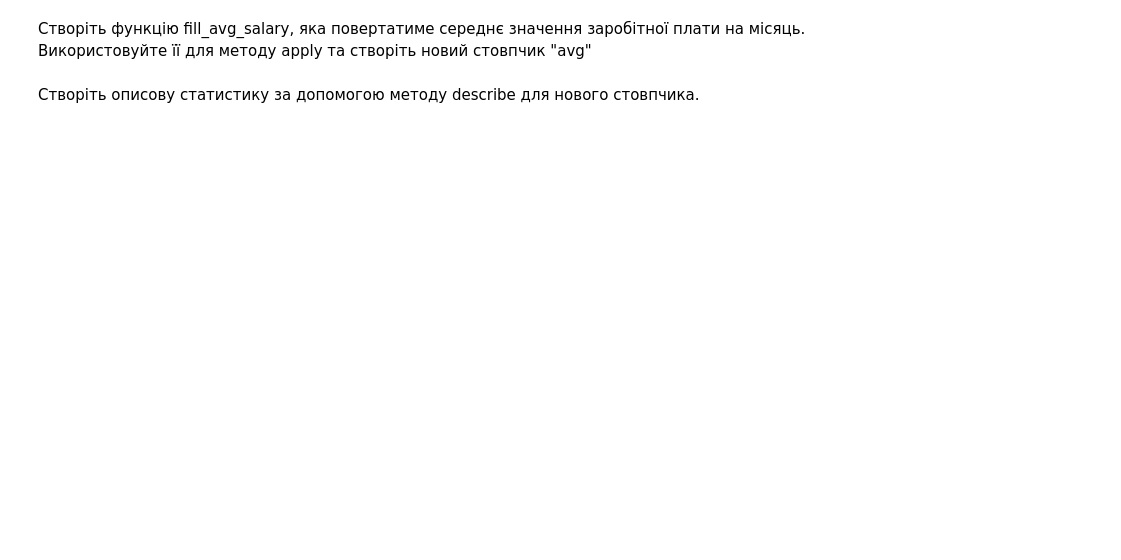
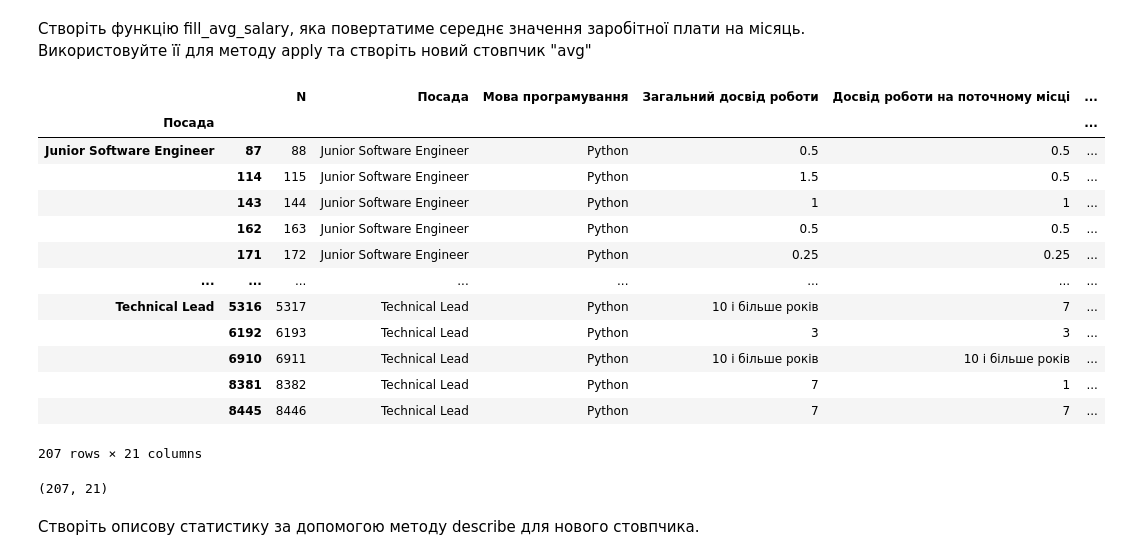
Before and after one commit to ValeriiYermak/DataScience, a Jupyter notebook: HW2_2.ipynb, the cells around one changed output. Cells and saved outputs as stored; diff of their text form; code cells hidden in the pictures; blank space fills up the shorter version.

```diff
--- a/HW2_2.ipynb
+++ b/HW2_2.ipynb
@@ -7,3 +8,16 @@ import numpy as np
 import seaborn as sns
 import matplotlib.pyplot as plt
 import pandas as pd
+from google.colab import drive
+
+# Монтуємо Google Drive
+drive.mount('/content/drive')
+
+# Шлях до файлу на Google Drive
+path = '/content/drive/My Drive/Colab Notebooks/2017_jun_final.csv'
+
+# Читаємо CSV файл
+df = pd.read_csv(path)
+
+# Виводимо перші рядки DataFrame
+df.head()
@@ -20,2 +95,6 @@ import pandas as pd
 # %% [markdown]
 Видаліть усі стовпці з пропусками, крім стовпця "Мова програмування"
+# %%
+columns_to_drop = ["Спеціалізація", "Університет", "Предметна область", "Валюта", "cls"]
+df_cleaned = df.drop(columns_to_drop, axis=1)
+df_cleaned
@@ -28,2 +145,5 @@ import pandas as pd
 # %% [markdown]
 Створіть нову таблицю python_data, в якій будуть тільки рядки зі спеціалістами, які вказали мову програмування Python
+# %%
+python_data = df_cleaned[df_cleaned["Мова програмування"] == "Python"]
+python_data
@@ -36,4 +221,30 @@ import pandas as pd
 # %% [markdown]
 Створіть функцію fill_avg_salary, яка повертатиме середнє значення заробітної плати на місяць. Використовуйте її для методу apply та створіть новий стовпчик "avg"
+# %%
+def fill_avg_salary(group):
+    group["avg"] = group["Зарплата на місяць"].mean()
+    return group
+
+df_avg = python_data.groupby("Посада").apply(fill_avg_salary)
+df_avg
+# %% [output]
+|  |  | N | Посада | Мова програмування | Загальний досвід роботи | Досвід роботи на поточному місці | ... |
+| Посада |  |  |  |  |  |  | ... |
+| Junior Software Engineer | 87 | 88 | Junior Software Engineer | Python | 0.5 | 0.5 | ... |
+|  | 114 | 115 | Junior Software Engineer | Python | 1.5 | 0.5 | ... |
+|  | 143 | 144 | Junior Software Engineer | Python | 1 | 1 | ... |
+|  | 162 | 163 | Junior Software Engineer | Python | 0.5 | 0.5 | ... |
+|  | 171 | 172 | Junior Software Engineer | Python | 0.25 | 0.25 | ... |
+| ... | ... | ... | ... | ... | ... | ... | ... |
+| Technical Lead | 5316 | 5317 | Technical Lead | Python | 10 і більше років | 7 | ... |
+|  | 6192 | 6193 | Technical Lead | Python | 3 | 3 | ... |
+|  | 6910 | 6911 | Technical Lead | Python | 10 і більше років | 10 і більше років | ... |
+|  | 8381 | 8382 | Technical Lead | Python | 7 | 1 | ... |
+|  | 8445 | 8446 | Technical Lead | Python | 7 | 7 | ... |
+207 rows × 21 columns
+# %%
+df_avg.shape
+# %% [output]
+(207, 21)
 # %% [markdown]
 Створіть описову статистику за допомогою методу describe для нового стовпчика.
```
Also changed, not shown: parts of 18 cells of this notebook.
